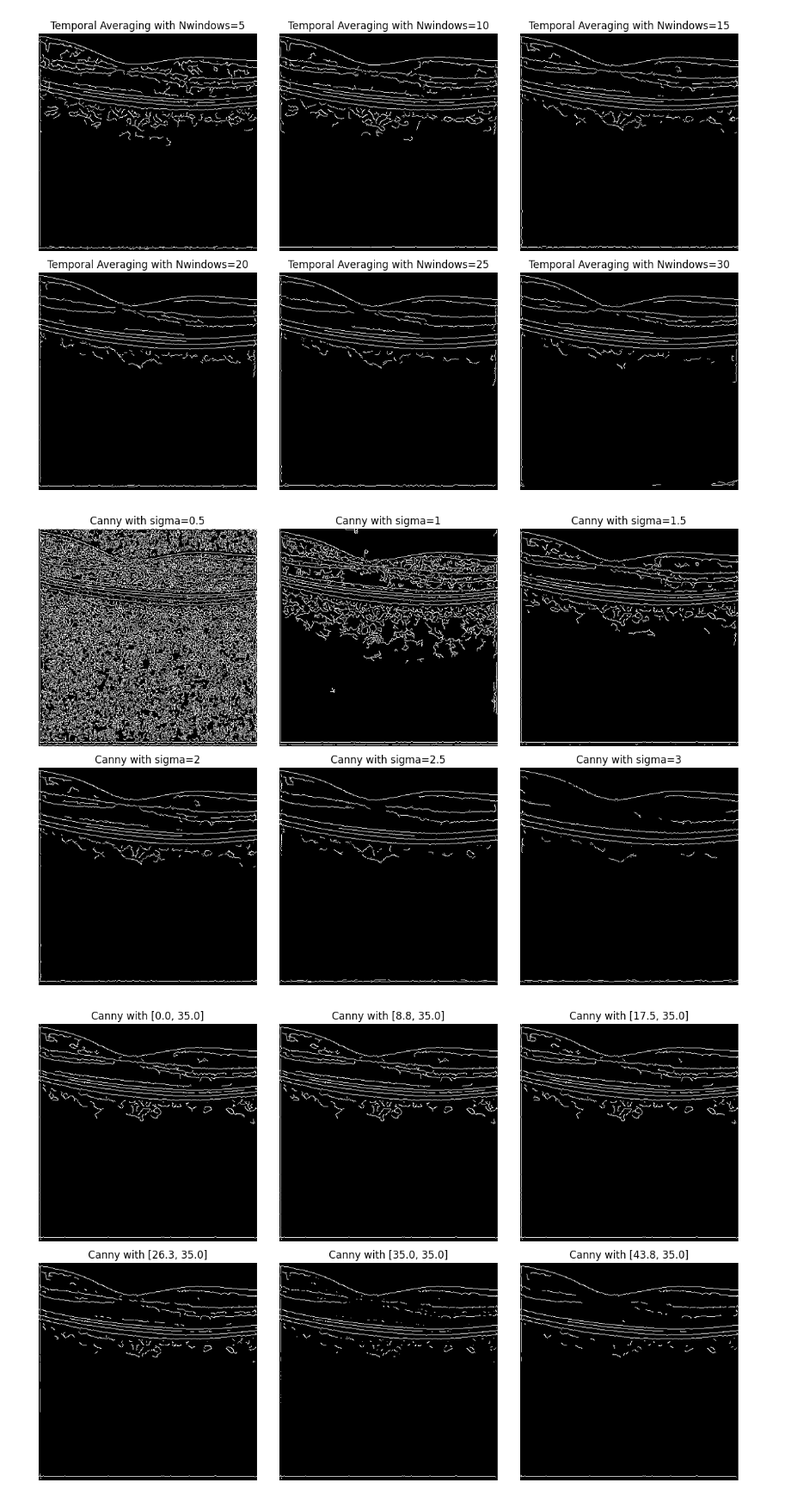
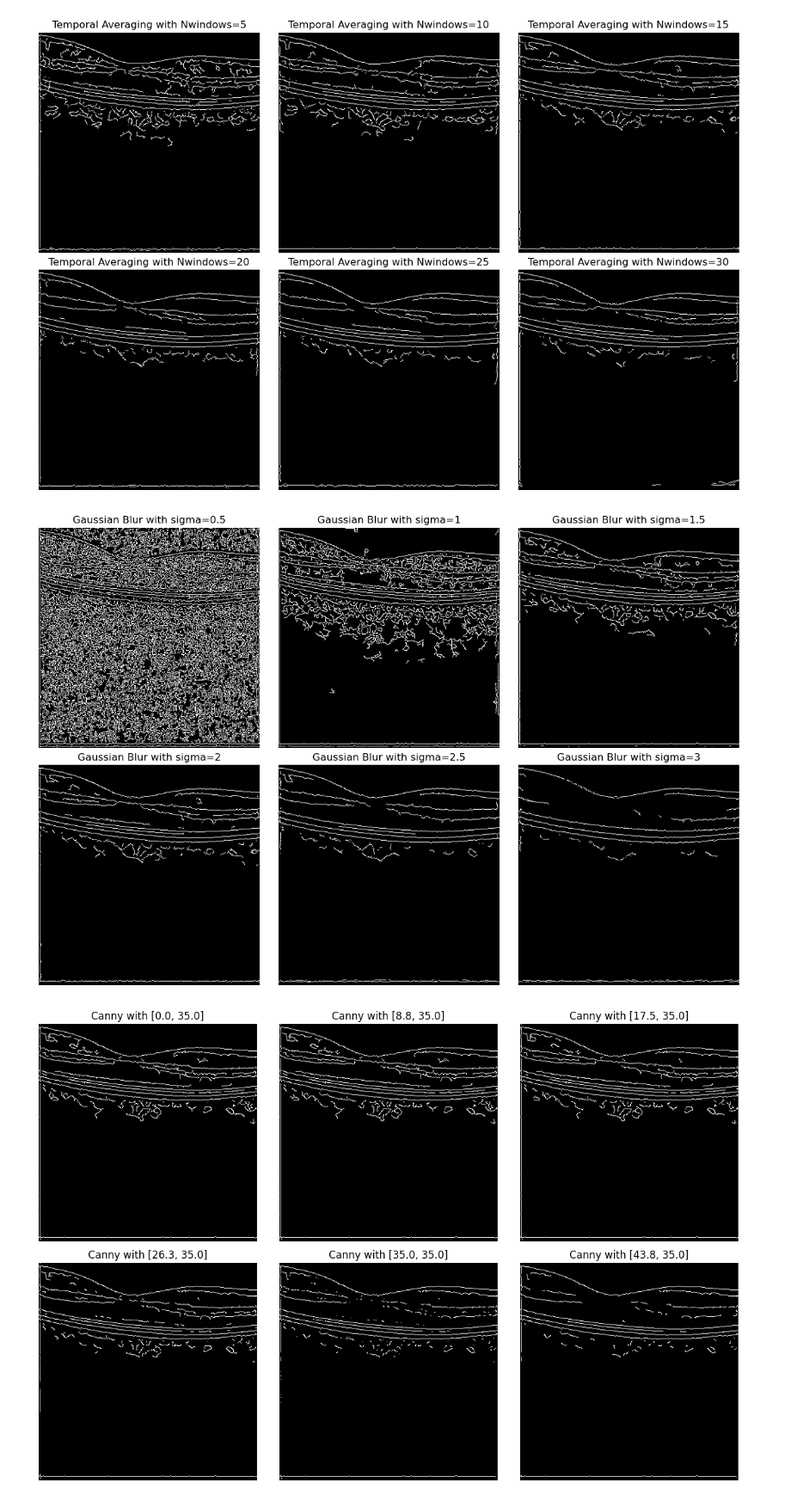
Before and after one commit to leephilipx/intelligent-system-design, a Jupyter notebook: part2/final_q2.ipynb, the cells around one changed output. Shown at 86% size. Drawn from its saved outputs; the diff is of its cells as text; code cells hidden in the pictures.

```diff
--- a/part2/final_q2.ipynb
+++ b/part2/final_q2.ipynb
@@ -90,25 +90,25 @@ plot_images(images, titles, dpi=100)
 [figure]
 # %%
 # Nwindows = 15 is the best
-temporal_img = temporal_list[2]
+temporal_img = temporal_list[3]
 
 # Canny Parameters Experiments with varying aperture size of Sobel filters
 sigma_values = [0.5, 1, 1.5, 2, 2.5, 3]
 canny_list = []
 lower = np.round(0.05 * temporal.max())
 upper = np.round(0.15 * temporal.max())
 for sigma in sigma_values:
     temporal_c = cv2.GaussianBlur(temporal_img, (0, 0), sigma)
     temporal_c = cv2.Canny(temporal_c, lower, upper, 3)
     canny_list.append(temporal_c)
 
 images = [[canny_list[0], canny_list[1], canny_list[2]], [canny_list[3], canny_list[4], canny_list[5]]]
-titles = [[f'Canny with sigma={sigma_values[0]}', f'Canny with sigma={sigma_values[1]}', f'Canny with sigma={sigma_values[2]}'],
-           [f'Canny with sigma={sigma_values[3]}', f'Canny with sigma={sigma_values[4]}', f'Canny with sigma={sigma_values[5]}']]
+titles = [[f'Gaussian Blur with sigma={sigma_values[0]}', f'Gaussian Blur with sigma={sigma_values[1]}', f'Gaussian Blur with sigma={sigma_values[2]}'],
+           [f'Gaussian Blur with sigma={sigma_values[3]}', f'Gaussian Blur with sigma={sigma_values[4]}', f'Gaussian Blur with sigma={sigma_values[5]}']]
 
 plot_images(images, titles, dpi=100)
 # %% [output]
-[figure, old version]
+[figure, new version]
 # %%
 sigma = 1.5
 
```
Also changed, not shown: 1 other file.
